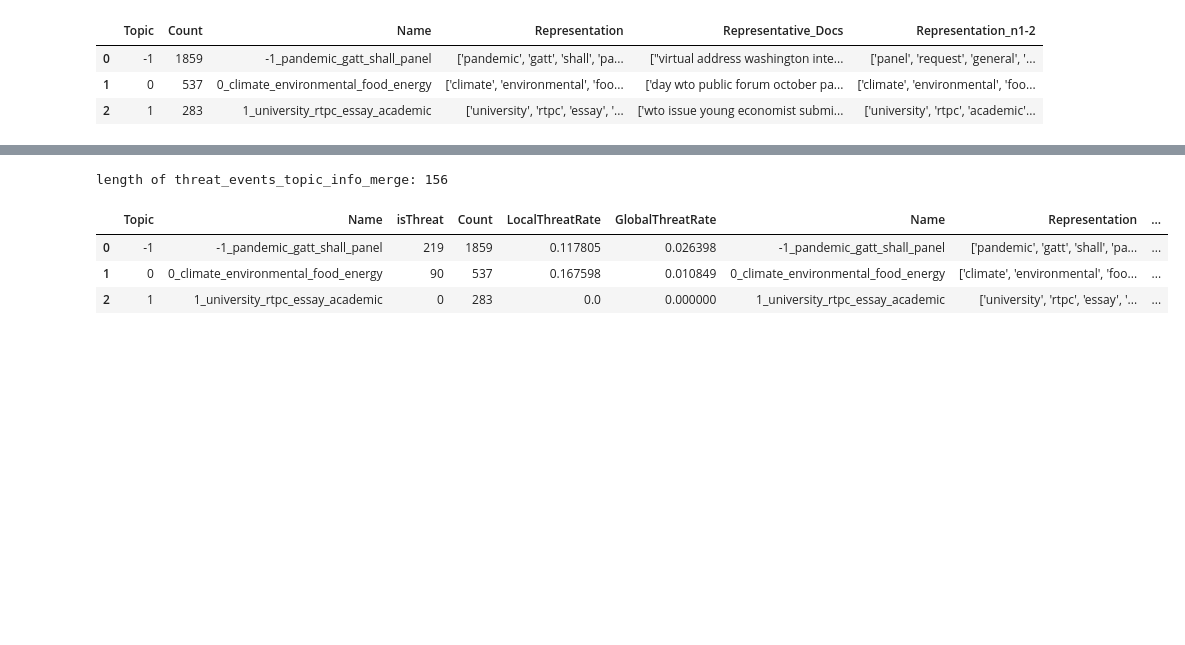
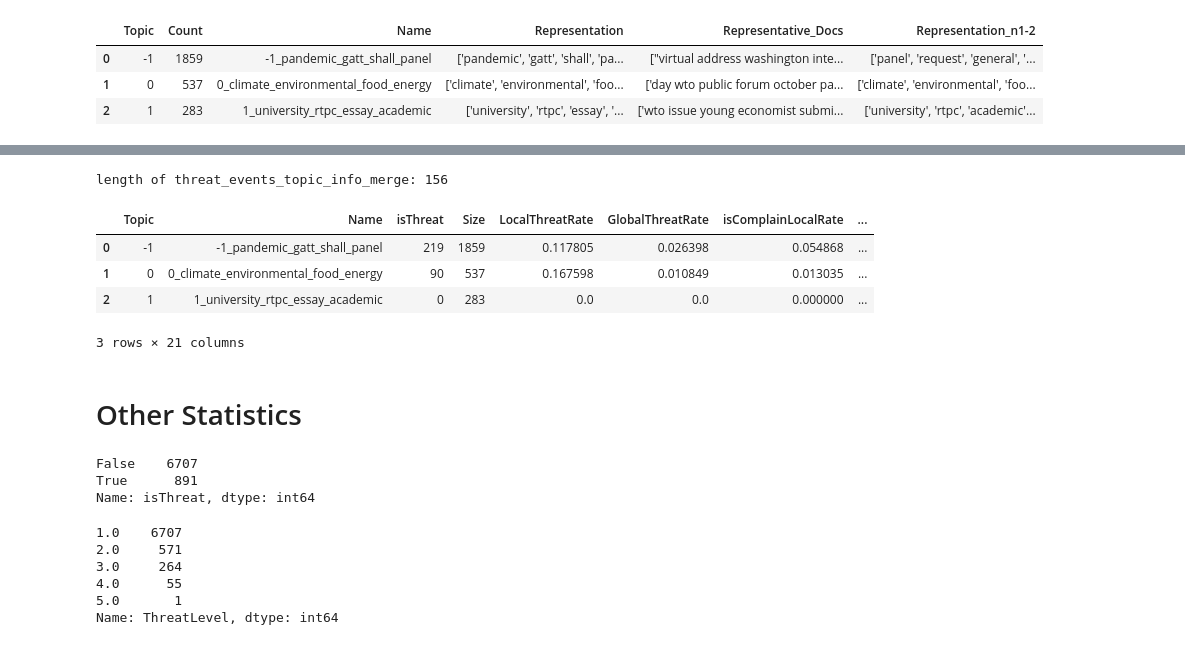
Before and after one commit to Yung-Chun/WTO-Threat-Detection, a Jupyter notebook: event_mapping.ipynb, the cells around one changed output, grey strips where cells are left out. Cells and saved outputs as stored; diff of their text form; code cells hidden in the pictures; blank space fills up the shorter version.

Commit message:
update threar rate computation

```diff
--- a/event_mapping.ipynb
+++ b/event_mapping.ipynb
@@ -140,0 +133,23 @@ threat_events_topic.head(3)
+# %%
+processed_data = threat_events_document.replace({'isComplain': {'yes': 1, 'no': 0}, 'isCritic': {'yes': 1, 'no': 0},
+                                                 'isAffect': {'yes': 1, 'no': 0}, 'isDisappointment': {'yes': 1, 'no': 0}})
+
+summary_by_topic = processed_data.groupby('Topic', as_index=False).agg({'isComplain': 'sum', 'isCritic': 'sum',
+                                                                        'isAffect': 'sum', 'isDisappointment': 'sum'})
+
+summary_by_topic.rename(columns={'isComplain': 'isComplainCount', 'isCritic': 'isCriticCount',
+                                 'isAffect': 'isAffectCount', 'isDisappointment': 'isDisappointmentCount'}, inplace=True)
+
+# LocalRate for each defined threat
+summary_by_topic['isComplainLocalRate'] = summary_by_topic['isComplainCount'] / threat_events_topic_info_merge['Count']
+summary_by_topic['isCriticLocalRate'] = summary_by_topic['isCriticCount'] / threat_events_topic_info_merge['Count']
+summary_by_topic['isAffectLocalRate'] = summary_by_topic['isAffectCount'] / threat_events_topic_info_merge['Count']
+summary_by_topic['isDisappointmentLocalRate'] = summary_by_topic['isDisappointmentCount'] / threat_events_topic_info_merge['Count']
+
+# GlobalRate for each defined threat
+summary_by_topic['isComplainGlobalRate'] = summary_by_topic['isComplainCount'] / total_doc
+summary_by_topic['isCriticGlobalRate'] = summary_by_topic['isCriticCount'] / total_doc
+summary_by_topic['isAffectGlobalRate'] = summary_by_topic['isAffectCount'] / total_doc
+summary_by_topic['isDisappointmentGlobalRate'] = summary_by_topic['isDisappointmentCount'] / total_doc
+
+summary_by_topic.head(3)
@@ -140,0 +161,3 @@ threat_events_topic.head(3)
+# %%
+threat_events_topic_info_merge = threat_events_topic_info_merge.merge(summary_by_topic, on='Topic', how='left')
+print(threat_events_topic_info_merge.columns)
@@ -141,16 +173,39 @@ threat_events_topic.head(3)
 # %%
-threat_events_topic_info_merge = pd.merge(threat_events_topic, topic_info_merge, on='Topic', how='left')
-threat_events_topic_info_merge['LocalThreatRate'] = threat_events_topic_info_merge['isThreat'] / threat_events_topic_info_merge['Count']
+
 threat_events_topic_info_merge = threat_events_topic_info_merge.reindex(columns=['Topic', 'Name', 'isThreat', 'Count',
                                                                                  'LocalThreatRate', 'GlobalThreatRate',
-                                                                                 'Name', 'Representation', 'Representative_Docs', 'Representation_n1-2'])
+                                                                                 'isComplainLocalRate', 'isCriticLocalRate',
+                                                                                 'isAffectLocalRate', 'isDisappointmentLocalRate',
+                                                                                 'isComplainGlobalRate', 'isCriticGlobalRate',
+                                                                                 'isAffectGlobalRate', 'isDisappointmentGlobalRate',
+                                                                                 'isComplainCount', 'isCriticCount', 'isAffectCount', 'isDisappointmentCount',
+                                                                                 'Representation', 'Representation_n1-2', 'Representative_Docs'])
+threat_events_topic_info_merge.rename(columns={'Count': 'Size'}, inplace=True)
 print(f'length of threat_events_topic_info_merge: {len(threat_events_topic_info_merge)}')
 threat_events_topic_info_merge.head(3)
 # %% [output]
 length of threat_events_topic_info_merge: 156
-|  | Topic | Name | isThreat | Count | LocalThreatRate | GlobalThreatRate | Name | Representation | ... |
-| 0 | -1 | -1_pandemic_gatt_shall_panel | 219 | 1859 | 0.117805 | 0.026398 | -1_pandemic_gatt_shall_panel | ['pandemic', 'gatt', 'shall', 'pa... | ... |
-| 1 | 0 | 0_climate_environmental_food_energy | 90 | 537 | 0.167598 | 0.010849 | 0_climate_environmental_food_energy | ['climate', 'environmental', 'foo... | ... |
-| 2 | 1 | 1_university_rtpc_essay_academic | 0 | 283 | 0.0 | 0.000000 | 1_university_rtpc_essay_academic | ['university', 'rtpc', 'essay', '... | ... |
+|  | Topic | Name | isThreat | Size | LocalThreatRate | GlobalThreatRate | isComplainLocalRate | ... |
+| 0 | -1 | -1_pandemic_gatt_shall_panel | 219 | 1859 | 0.117805 | 0.026398 | 0.054868 | ... |
+| 1 | 0 | 0_climate_environmental_food_energy | 90 | 537 | 0.167598 | 0.010849 | 0.013035 | ... |
+| 2 | 1 | 1_university_rtpc_essay_academic | 0 | 283 | 0.0 | 0.0 | 0.000000 | ... |
+3 rows × 21 columns
 # %%
 threat_events_topic_info_merge.to_csv('threat_events_topic_info_merge.csv', index=False)
+# %% [markdown]
+# Other Statistics
+# %%
+threat_events_document.isThreat.value_counts()
+# %% [output]
+False    6707
+True      891
+Name: isThreat, dtype: int64
+# %%
+threat_events_document.ThreatLevel.value_counts()
+# %% [output]
+1.0    6707
+2.0     571
+3.0     264
+4.0      55
+5.0       1
+Name: ThreatLevel, dtype: int64
```
Also changed, not shown: parts of 10 cells of this notebook, 2 other files.
